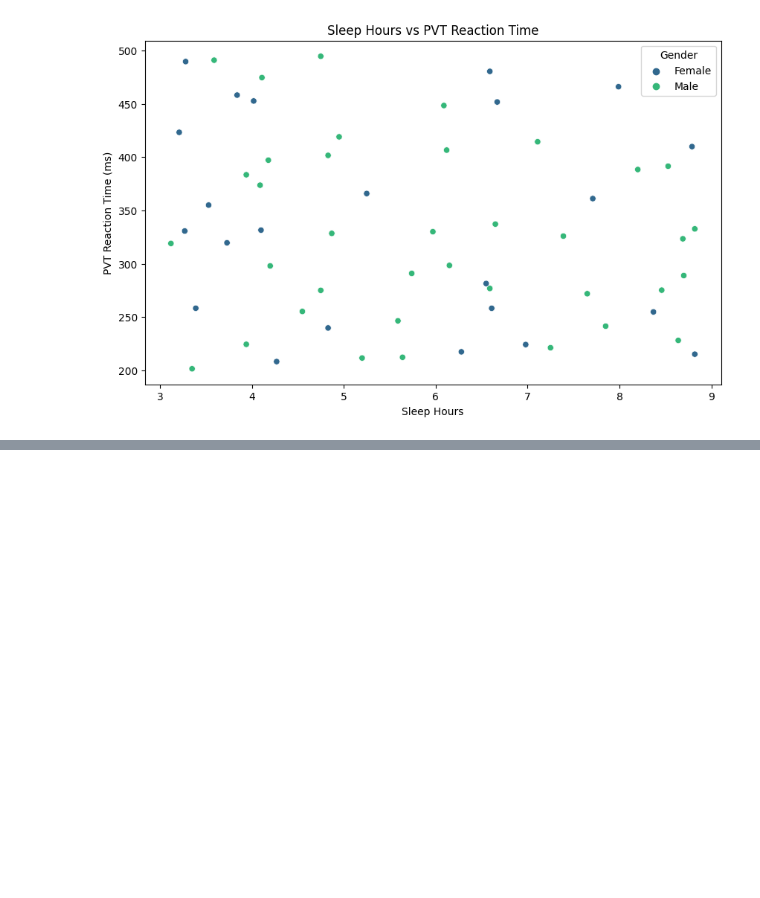
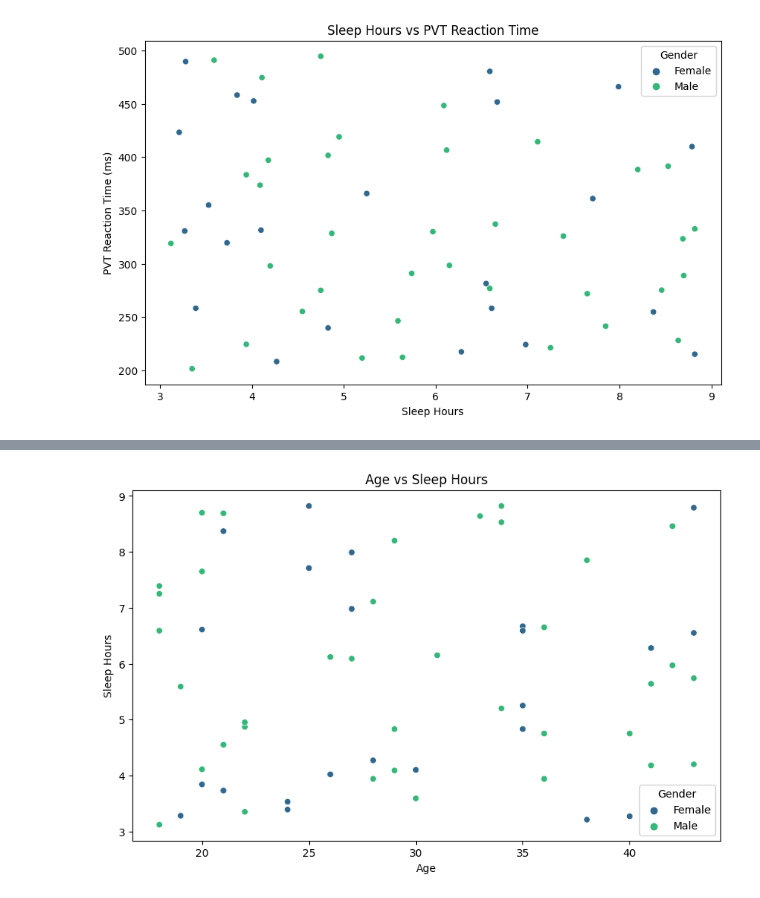
Before and after one commit to PiyushKumarMaurya123/DAI-101-, a Jupyter notebook: assignment-01.ipynb, the cells around one changed output, grey strips where cells are left out. Cells and saved outputs as stored; diff of their text form; code cells hidden in the pictures; blank space fills up the shorter version.

```diff
--- a/assignment-01.ipynb
+++ b/assignment-01.ipynb
@@ -257,0 +288,10 @@ plt.show()
+# %%
+#Age vs Sleep Hours
+plt.figure(figsize=(10, 6))
+sns.scatterplot(x='Age', y='Sleep_Hours', data=df, hue='Gender', palette='viridis')
+plt.title('Age vs Sleep Hours')
+plt.xlabel('Age')
+plt.ylabel('Sleep Hours')
+plt.show()
+# %% [output]
+[figure, added]
```
Also changed, not shown: parts of 8 cells of this notebook.
